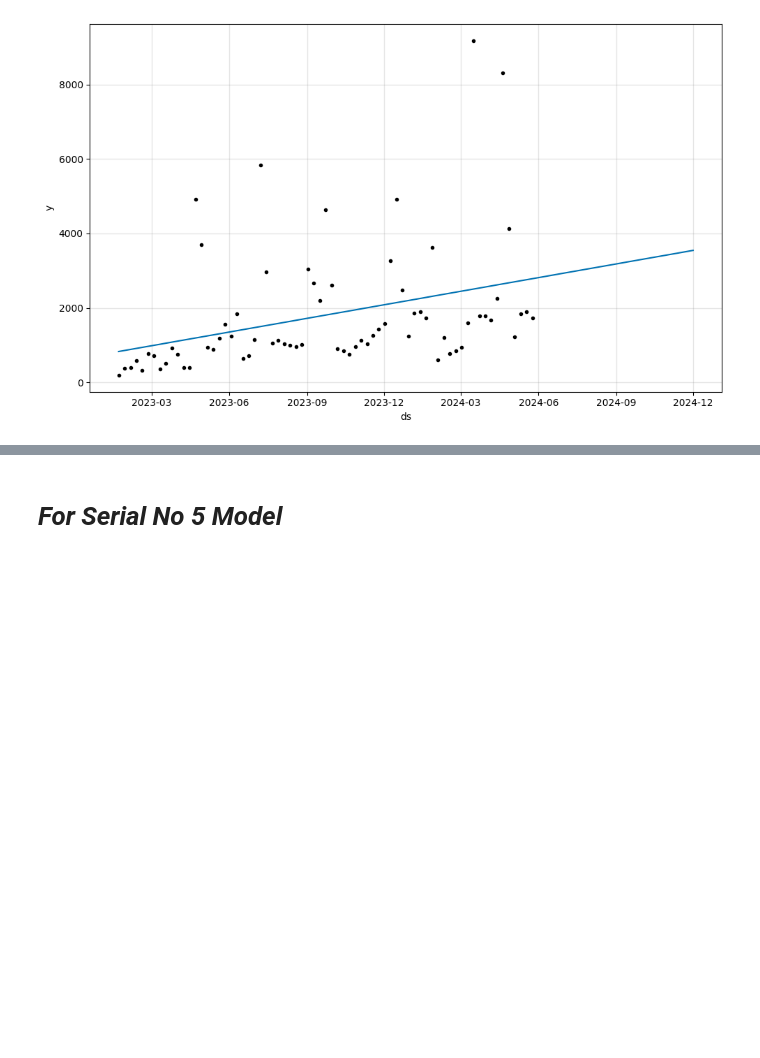
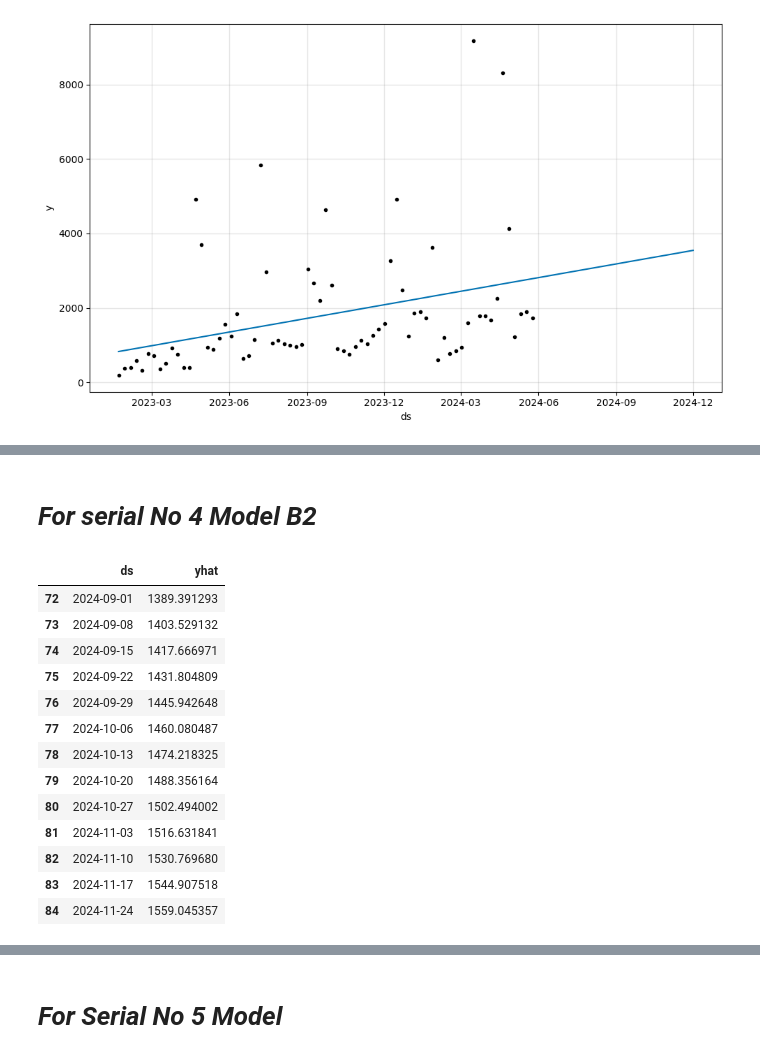
Before and after one commit to Omkar-Gadade/Weekly-Sales-Forecasting, a Jupyter notebook: forecasting_modeling.ipynb, the cells around one changed output, grey strips where cells are left out. Saved outputs shown, nothing was run; the diff lists cells and outputs as text; code cells hidden in the pictures; blank space fills up the shorter version.

```diff
--- a/forecasting_modeling.ipynb
+++ b/forecasting_modeling.ipynb
@@ -492,0 +842,35 @@ forecast_result[['ds', 'yhat']].to_csv("Forecast output (csv_files)/forecast_sep
+# %% [markdown]
+# *For serial No 4 Model B2*
+# %%
+import joblib  # or import pickle if you used that
+
+# Load the trained Prophet model
+model = joblib.load("Final_Models (pkl_files)/prophet_bestmodel_Serial_no4_B2.pkl")
+
+
+# Extend the time range to forecast next 28 weeks (~6 months)
+future = model.make_future_dataframe(periods=28, freq='W')  # Weekly frequency
+
+
+forecast = model.predict(future)
+
+# Filter only for the forecasted Sep–Nov range
+forecast_result = forecast[(forecast['ds'] >= '2024-09-01') & (forecast['ds'] <= '2024-11-30')]
+
+# Display relevant forecast columns
+forecast_result[['ds', 'yhat']]
+# %% [output]
+|  | ds | yhat |
+| 72 | 2024-09-01 | 1389.391293 |
+| 73 | 2024-09-08 | 1403.529132 |
+| 74 | 2024-09-15 | 1417.666971 |
+| 75 | 2024-09-22 | 1431.804809 |
+| 76 | 2024-09-29 | 1445.942648 |
+| 77 | 2024-10-06 | 1460.080487 |
+| 78 | 2024-10-13 | 1474.218325 |
+| 79 | 2024-10-20 | 1488.356164 |
+| 80 | 2024-10-27 | 1502.494002 |
+| 81 | 2024-11-03 | 1516.631841 |
+| 82 | 2024-11-10 | 1530.769680 |
+| 83 | 2024-11-17 | 1544.907518 |
+| 84 | 2024-11-24 | 1559.045357 |
```
Also changed, not shown: parts of 66 cells of this notebook, 2 other files.
